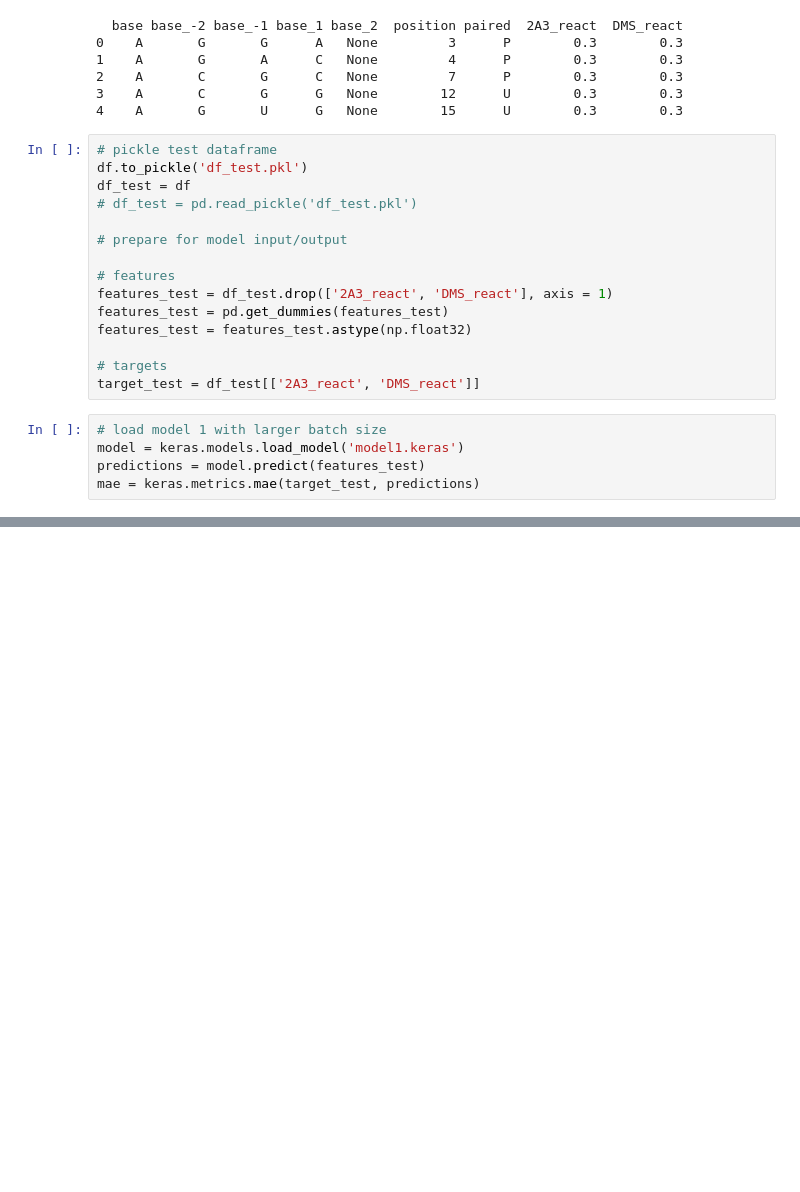
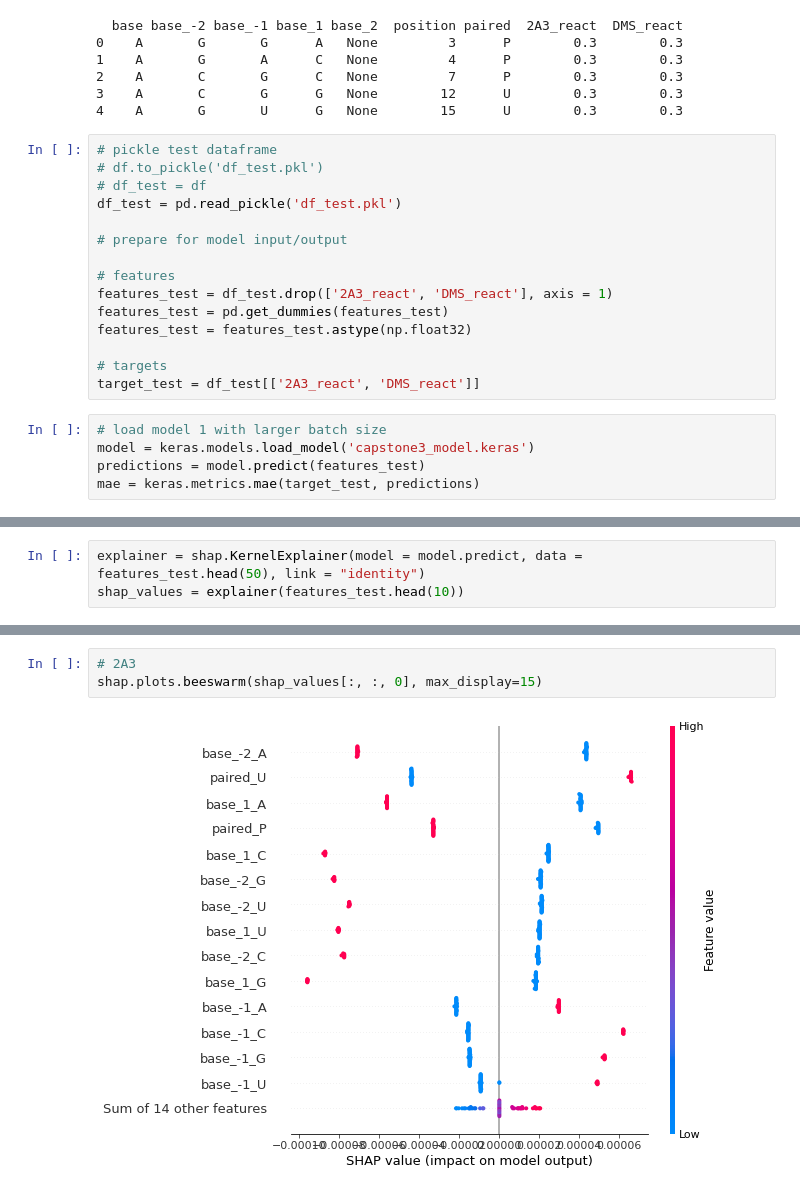
Before and after one commit to koulbeans/RNAstructureprediction-Capstone3, a Jupyter notebook: RNA_PreprocessModelDev.ipynb, the cells around one changed output, grey strips where cells are left out. Saved outputs shown, nothing was run; the diff lists cells and outputs as text; blank space fills up the shorter version.

Commit message:
Report initial commit, preprocessing error correction, and SHAP analysis addition

```diff
--- a/RNA_PreprocessModelDev.ipynb
+++ b/RNA_PreprocessModelDev.ipynb
@@ -385,9 +387,9 @@ else:
 4    A       G       U      G   None        15      U        0.3        0.3
 # %%
 # pickle test dataframe
-df.to_pickle('df_test.pkl')
-df_test = df
-# df_test = pd.read_pickle('df_test.pkl')
+# df.to_pickle('df_test.pkl')
+# df_test = df
+df_test = pd.read_pickle('df_test.pkl')
 
 # prepare for model input/output
 
@@ -400,7 +402,7 @@ features_test = features_test.astype(np.float32)
 target_test = df_test[['2A3_react', 'DMS_react']]
 # %%
 # load model 1 with larger batch size
-model = keras.models.load_model('model1.keras')
+model = keras.models.load_model('capstone3_model.keras')
 predictions = model.predict(features_test)
 mae = keras.metrics.mae(target_test, predictions)
 # %% [output]
@@ -416,0 +420,3 @@ MAE values hold up for the test set as well.
+# %%
+explainer = shap.KernelExplainer(model = model.predict, data = features_test.head(50), link = "identity")
+shap_values = explainer(features_test.head(10))
@@ -416,0 +445,5 @@ MAE values hold up for the test set as well.
+# %%
+# 2A3
+shap.plots.beeswarm(shap_values[:, :, 0], max_display=15)
+# %% [output]
+[figure, added]
```
Also changed, not shown: parts of 14 cells of this notebook, 3 other files.
